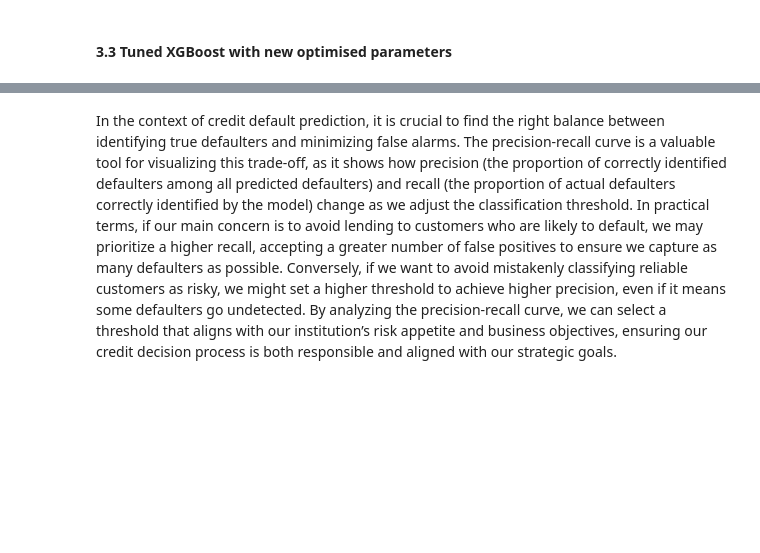
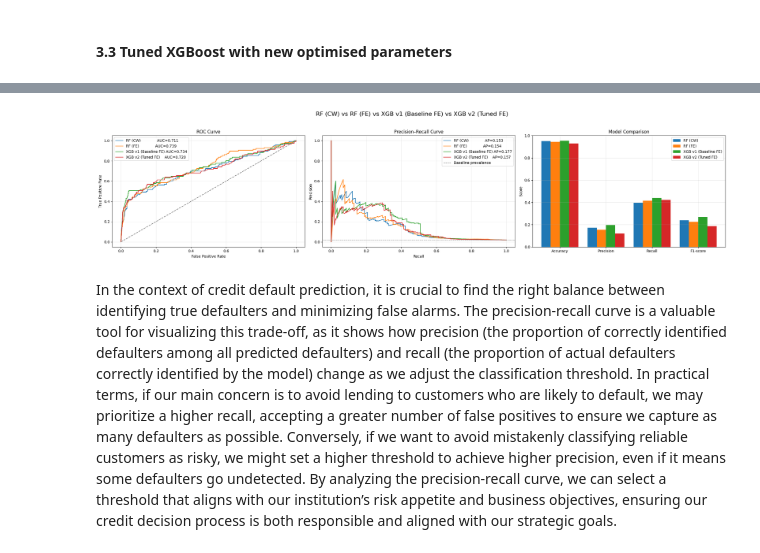
Before and after one commit to loowenwen/cs3244-project, a Jupyter notebook: src/final_random_forest.ipynb, the cells around one changed output, grey strips where cells are left out. Drawn from its saved outputs; the diff is of its cells as text; code cells hidden in the pictures; blank space fills up the shorter version.

```diff
--- a/src/final_random_forest.ipynb
+++ b/src/final_random_forest.ipynb
@@ -1109,6 +1215,6 @@ _ = evaluate_model(
 # %%
 # ============================================================
-# 5. PLOTS: ROC, PR, METRIC BAR CHART
+# PLOTS: ROC, PR, METRIC BAR CHART
 # ============================================================
 
 # Baseline RF (class-weighted)
@@ -1120,16 +1226,15 @@ rf_proba  = y_pred_proba_cw
 rf_fe_pred  = y_pred_eng
 rf_fe_proba = y_pred_proba_eng
 
-# Tuned XGBoost (with FE) - v1
-xgb_v1_pred  = y_pred_xgb_v1
-xgb_v1_proba = y_proba_xgb_v1
+# XGBoost (baseline with FE) - v1
+xgb_v1_pred  = y_pred_xgb
+xgb_v1_proba = y_pred_proba_xgb
 
 # Tuned XGBoost (with FE) - v2
 xgb_v2_pred  = y_pred_xgb_v2
 xgb_v2_proba = y_proba_xgb_v2
 
-
-# --- ROC CURVES ---
+# ---- ROC Curves ----
 fpr_rf,    tpr_rf,    _ = roc_curve(y_test, rf_proba)
 fpr_rf_fe, tpr_rf_fe, _ = roc_curve(y_test, rf_fe_proba)
 fpr_xgb_v1, tpr_xgb_v1, _ = roc_curve(y_test, xgb_v1_proba)
@@ -1140,7 +1245,7 @@ auc_rf_fe  = roc_auc_score(y_test, rf_fe_proba)
 auc_xgb_v1 = roc_auc_score(y_test, xgb_v1_proba)
 auc_xgb_v2 = roc_auc_score(y_test, xgb_v2_proba)
 
-# --- PRECISION–RECALL CURVES ---
+# ---- Precision–Recall Curves ----
 prec_rf,    recall_rf,    _ = precision_recall_curve(y_test, rf_proba)
 prec_rf_fe, recall_rf_fe, _ = precision_recall_curve(y_test, rf_fe_proba)
 prec_xgb_v1, recall_xgb_v1, _ = precision_recall_curve(y_test, xgb_v1_proba)
@@ -1151,7 +1256,7 @@ ap_rf_fe  = average_precision_score(y_test, rf_fe_proba)
 ap_xgb_v1 = average_precision_score(y_test, xgb_v1_proba)
 ap_xgb_v2 = average_precision_score(y_test, xgb_v2_proba)
 
-# --- METRICS TABLE FOR BAR PLOT ---
+# ---- Metrics Table for Bar Plot ----
 metrics = ["Accuracy", "Precision", "Recall", "F1-score"]
 
 rf_scores = [
@@ -1184,58 +1289,60 @@ xgb_v2_scores = [
 
 df_metrics = pd.DataFrame({
     "Metric": metrics,
-    "RF (Baseline CW)": rf_scores,
+    "RF (CW)": rf_scores,
     "RF (FE)": rf_fe_scores,
-    "XGB Tuned (FE) v1": xgb_v1_scores,
-    "XGB Tuned (FE) v2": xgb_v2_scores
+    "XGB v1 (Baseline FE)": xgb_v1_scores,
+    "XGB v2 (Tuned FE)": xgb_v2_scores
 })
 
 # ============================================================
-# 6. VISUALISATIONS
+# VISUALISATIONS
 # ============================================================
 fig, axes = plt.subplots(1, 3, figsize=(24, 6))
 
 # (1) ROC Curve
-axes[0].plot(fpr_rf,     tpr_rf,     label=f"RF (Baseline CW)   AUC={auc_rf:.3f}")
-axes[0].plot(fpr_rf_fe,  tpr_rf_fe,  label=f"RF (FE)            AUC={auc_rf_fe:.3f}")
-axes[0].plot(fpr_xgb_v1, tpr_xgb_v1, label=f"XGB Tuned (FE) v1  AUC={auc_xgb_v1:.3f}")
-axes[0].plot(fpr_xgb_v2, tpr_xgb_v2, label=f"XGB Tuned (FE) v2  AUC={auc_xgb_v2:.3f}")
+axes[0].plot(fpr_rf,     tpr_rf,     label=f"RF (CW)              AUC={auc_rf:.3f}")
+axes[0].plot(fpr_rf_fe,  tpr_rf_fe,  label=f"RF (FE)              AUC={auc_rf_fe:.3f}")
+axes[0].plot(fpr_xgb_v1, tpr_xgb_v1, label=f"XGB v1 (Baseline FE) AUC={auc_xgb_v1:.3f}")
+axes[0].plot(fpr_xgb_v2, tpr_xgb_v2, label=f"XGB v2 (Tuned FE)    AUC={auc_xgb_v2:.3f}")
 axes[0].plot([0, 1], [0, 1], linestyle="--", color='gray')
 axes[0].set_title("ROC Curve")
 axes[0].set_xlabel("False Positive Rate")
 axes[0].set_ylabel("True Positive Rate")
 axes[0].legend()
 axes[0].grid(True, alpha=0.3)
 
 # (2) Precision–Recall Curve
-axes[1].plot(recall_rf,     prec_rf,     label=f"RF (Baseline CW)   AP={ap_rf:.3f}")
-axes[1].plot(recall_rf_fe,  prec_rf_fe,  label=f"RF (FE)            AP={ap_rf_fe:.3f}")
-axes[1].plot(recall_xgb_v1, prec_xgb_v1, label=f"XGB Tuned (FE) v1  AP={ap_xgb_v1:.3f}")
-axes[1].plot(recall_xgb_v2, prec_xgb_v2, label=f"XGB Tuned (FE) v2  AP={ap_xgb_v2:.3f}")
+axes[1].plot(recall_rf,     prec_rf,     label=f"RF (CW)              AP={ap_rf:.3f}")
+axes[1].plot(recall_rf_fe,  prec_rf_fe,  label=f"RF (FE)              AP={ap_rf_fe:.3f}")
+axes[1].plot(recall_xgb_v1, prec_xgb_v1, label=f"XGB v1 (Baseline FE) AP={ap_xgb_v1:.3f}")
+axes[1].plot(recall_xgb_v2, prec_xgb_v2, label=f"XGB v2 (Tuned FE)    AP={ap_xgb_v2:.3f}")
 axes[1].axhline((y_test==1).mean(), ls='--', c='gray', lw=1, label='Baseline prevalence')
 axes[1].set_title("Precision–Recall Curve")
 axes[1].set_xlabel("Recall")
 axes[1].set_ylabel("Precision")
 axes[1].legend()
 axes[1].grid(True, alpha=0.3)
 
 # (3) Bar Plot (Accuracy, Precision, Recall, F1)
 x = np.arange(len(metrics))
 width = 0.2
-axes[2].bar(x - 1.5*width, df_metrics["RF (Baseline CW)"], width, label="RF (Baseline CW)")
-axes[2].bar(x - 0.5*width, df_metrics["RF (FE)"],         width, label="RF (FE)")
-axes[2].bar(x + 0.5*width, df_metrics["XGB Tuned (FE) v1"], width, label="XGB Tuned (FE) v1")
-axes[2].bar(x + 1.5*width, df_metrics["XGB Tuned (FE) v2"], width, label="XGB Tuned (FE) v2")
+axes[2].bar(x - 1.5*width, df_metrics["RF (CW)"], width, label="RF (CW)")
+axes[2].bar(x - 0.5*width, df_metrics["RF (FE)"], width, label="RF (FE)")
+axes[2].bar(x + 0.5*width, df_metrics["XGB v1 (Baseline FE)"], width, label="XGB v1 (Baseline FE)")
+axes[2].bar(x + 1.5*width, df_metrics["XGB v2 (Tuned FE)"], width, label="XGB v2 (Tuned FE)")
 axes[2].set_xticks(x)
 axes[2].set_xticklabels(metrics)
 axes[2].set_ylabel("Score")
 axes[2].set_ylim(0, 1)
 axes[2].set_title("Model Comparison")
 axes[2].legend()
 axes[2].grid(True, alpha=0.3)
 
-plt.suptitle("RF (CW) vs RF (FE) vs XGB Tuned v1 vs XGB Tuned v2", fontsize=16)
+plt.suptitle("RF (CW) vs RF (FE) vs XGB v1 (Baseline FE) vs XGB v2 (Tuned FE)", fontsize=16)
 plt.tight_layout(rect=[0, 0.03, 1, 0.95])
 plt.show()
+# %% [output]
+[figure, added]
 # %% [markdown]
 In the context of credit default prediction, it is crucial to find the right balance between identifying true defaulters and minimizing false alarms. The precision-recall curve is a valuable tool for visualizing this trade-off, as it shows how precision (the proportion of correctly identified defaulters among all predicted defaulters) and recall (the proportion of actual defaulters correctly identified by the model) change as we adjust the classification threshold. In practical terms, if our main concern is to avoid lending to customers who are likely to default, we may prioritize a higher recall, accepting a greater number of false positives to ensure we capture as many defaulters as possible. Conversely, if we want to avoid mistakenly classifying reliable customers as risky, we might set a higher threshold to achieve higher precision, even if it means some defaulters go undetected. By analyzing the precision-recall curve, we can select a threshold that aligns with our institution’s risk appetite and business objectives, ensuring our credit decision process is both responsible and aligned with our strategic goals.
```
Also changed, not shown: parts of 19 cells of this notebook.
